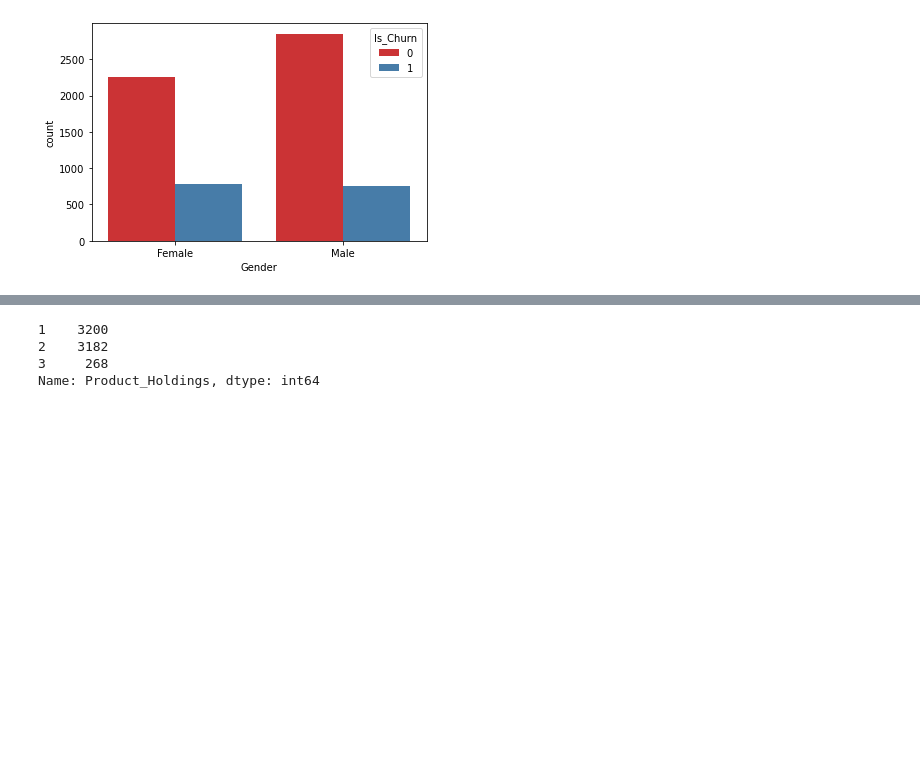
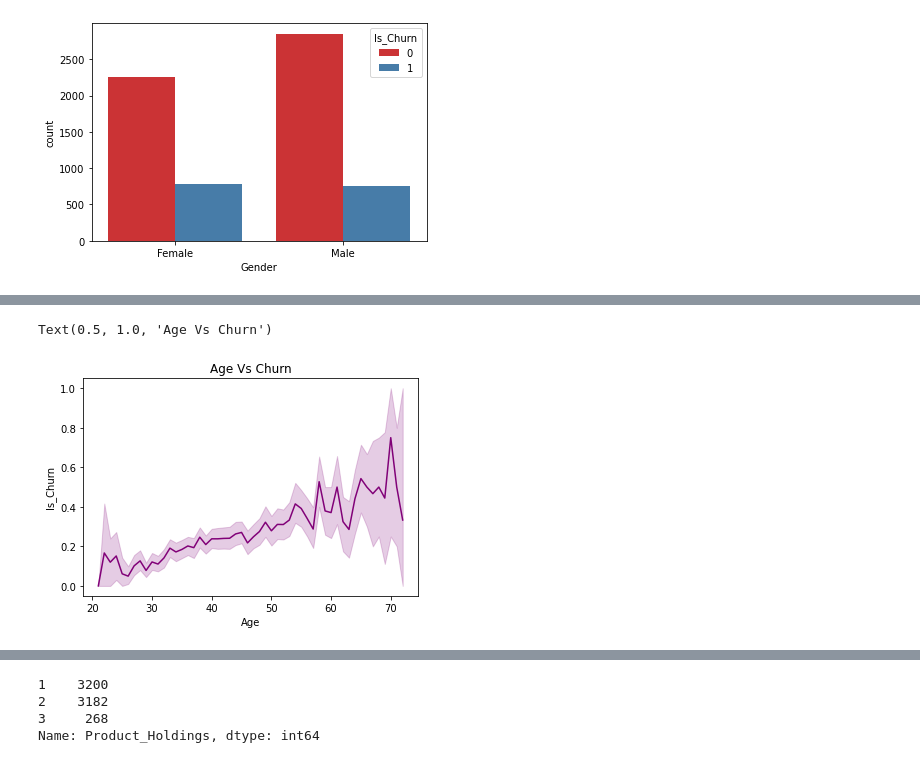
Before and after one commit to Larissavvy/Analytics-Vidhya-Approach, a Jupyter notebook: Final.ipynb, the cells around one changed output, grey strips where cells are left out. Cells and saved outputs as stored; diff of their text form; code cells hidden in the pictures; blank space fills up the shorter version.

```diff
--- a/Final.ipynb
+++ b/Final.ipynb
@@ -133,0 +137,7 @@ Text(0.5, 1.0, 'Income Vs Churn')
+# %%
+sns.set_palette(palette='RdPu_r')
+sns.lineplot('Age','Is_Churn', data=df, alpha=1.0)
+plt.title('Age Vs Churn')
+# %% [output]
+Text(0.5, 1.0, 'Age Vs Churn')
+[figure, added]
```
Also changed, not shown: parts of 35 cells of this notebook.
